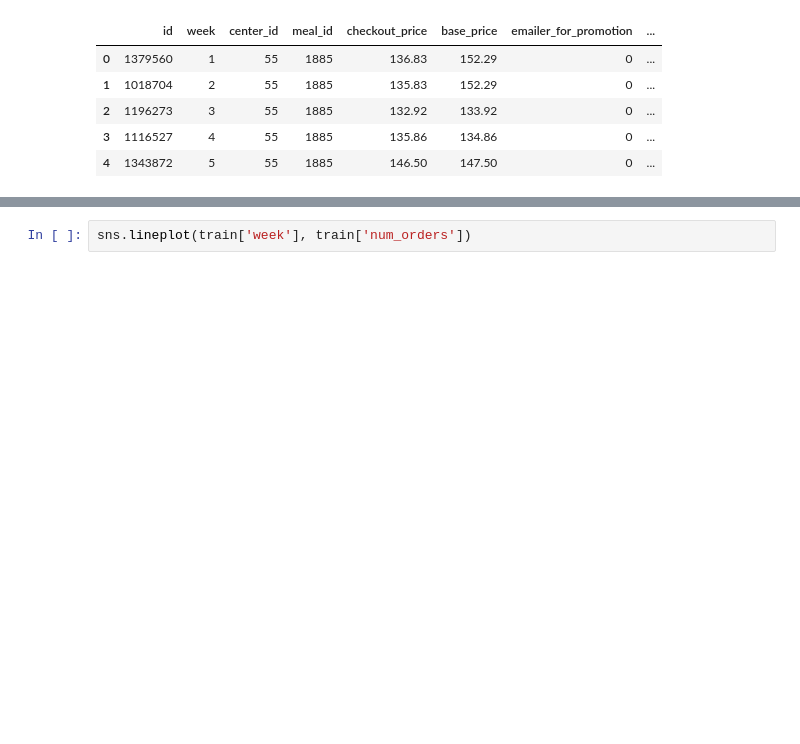
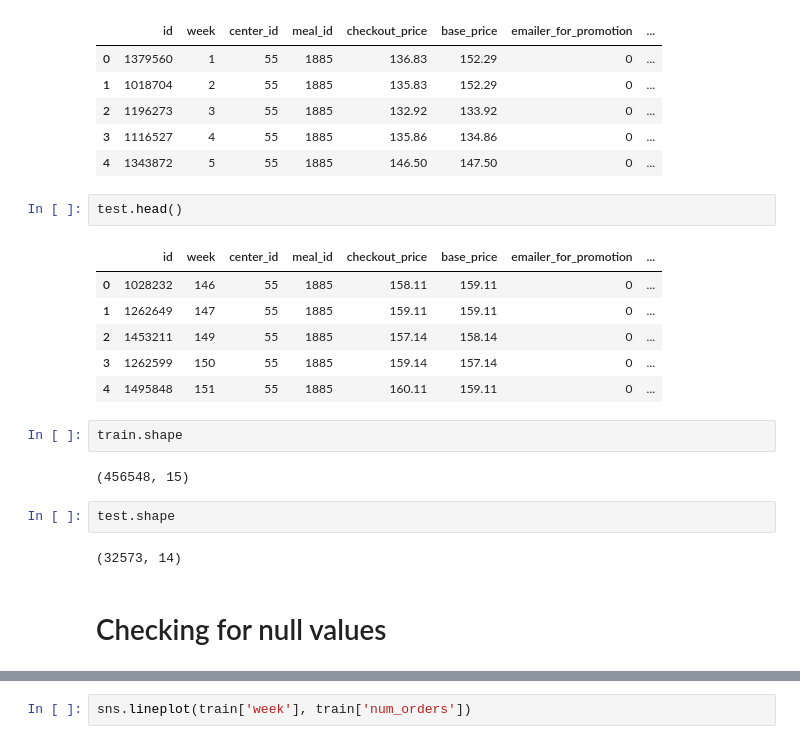
Before and after one commit to SmartPracticeschool/SBSPS-Challenge-1497-Optimized-Warehouse-Management-of-Perishable-Goods-for-a-Food-Delivery-Company, a Jupyter notebook: Data merging and Analysis.ipynb, the cells around one changed output, grey strips where cells are left out. Saved outputs shown, nothing was run; the diff lists cells and outputs as text; blank space fills up the shorter version.

```diff
--- a/Data merging and Analysis.ipynb
+++ b/Data merging and Analysis.ipynb
@@ -75,3 +68,22 @@ train.head()
 | 2 | 1196273 | 3 | 55 | 1885 | 132.92 | 133.92 | 0 | ... |
 | 3 | 1116527 | 4 | 55 | 1885 | 135.86 | 134.86 | 0 | ... |
 | 4 | 1343872 | 5 | 55 | 1885 | 146.50 | 147.50 | 0 | ... |
+# %%
+test.head()
+# %% [output]
+|  | id | week | center_id | meal_id | checkout_price | base_price | emailer_for_promotion | ... |
+| 0 | 1028232 | 146 | 55 | 1885 | 158.11 | 159.11 | 0 | ... |
+| 1 | 1262649 | 147 | 55 | 1885 | 159.11 | 159.11 | 0 | ... |
+| 2 | 1453211 | 149 | 55 | 1885 | 157.14 | 158.14 | 0 | ... |
+| 3 | 1262599 | 150 | 55 | 1885 | 159.14 | 157.14 | 0 | ... |
+| 4 | 1495848 | 151 | 55 | 1885 | 160.11 | 159.11 | 0 | ... |
+# %%
+train.shape
+# %% [output]
+(456548, 15)
+# %%
+test.shape
+# %% [output]
+(32573, 14)
+# %% [markdown]
+# Checking for null values
```
Also changed, not shown: parts of 17 cells of this notebook, 2 other files.
